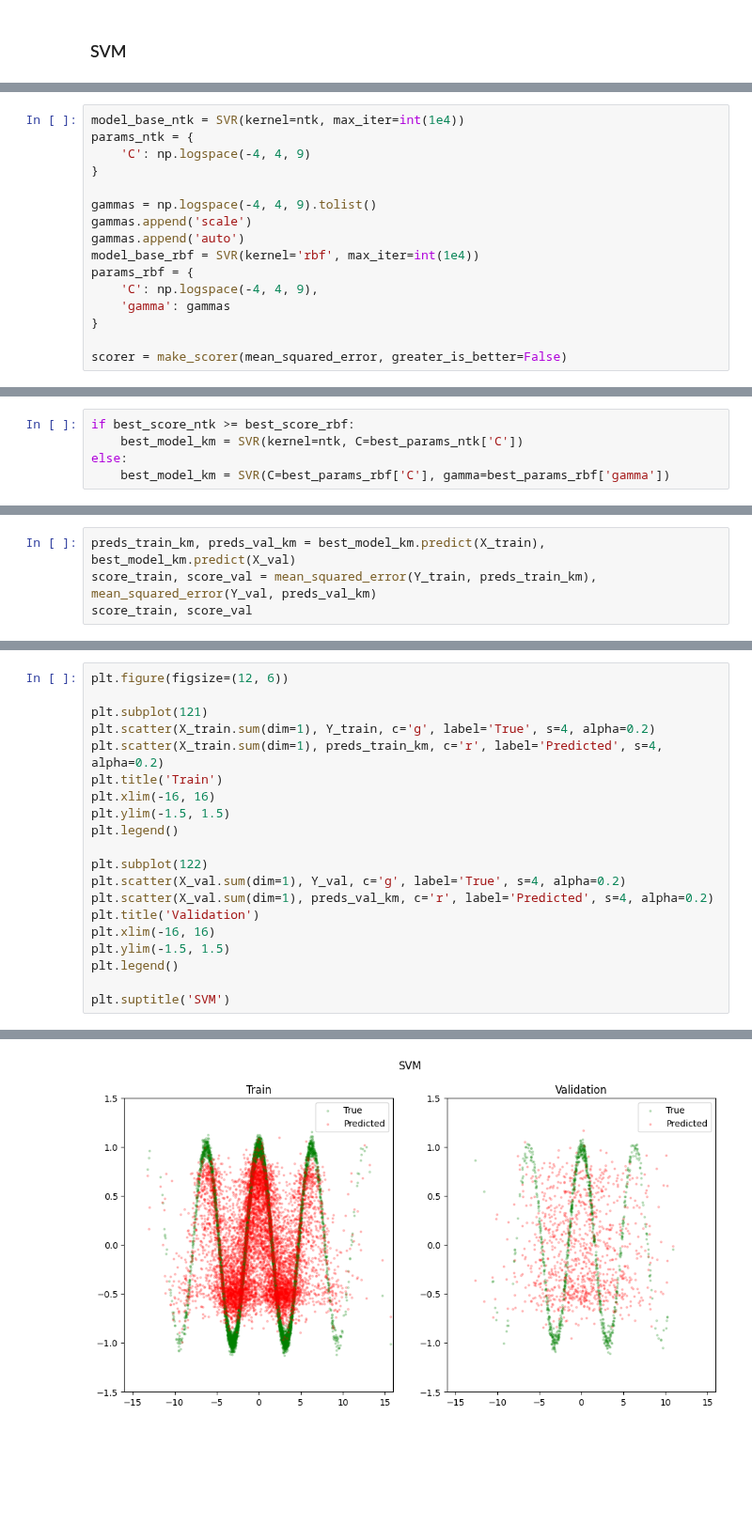
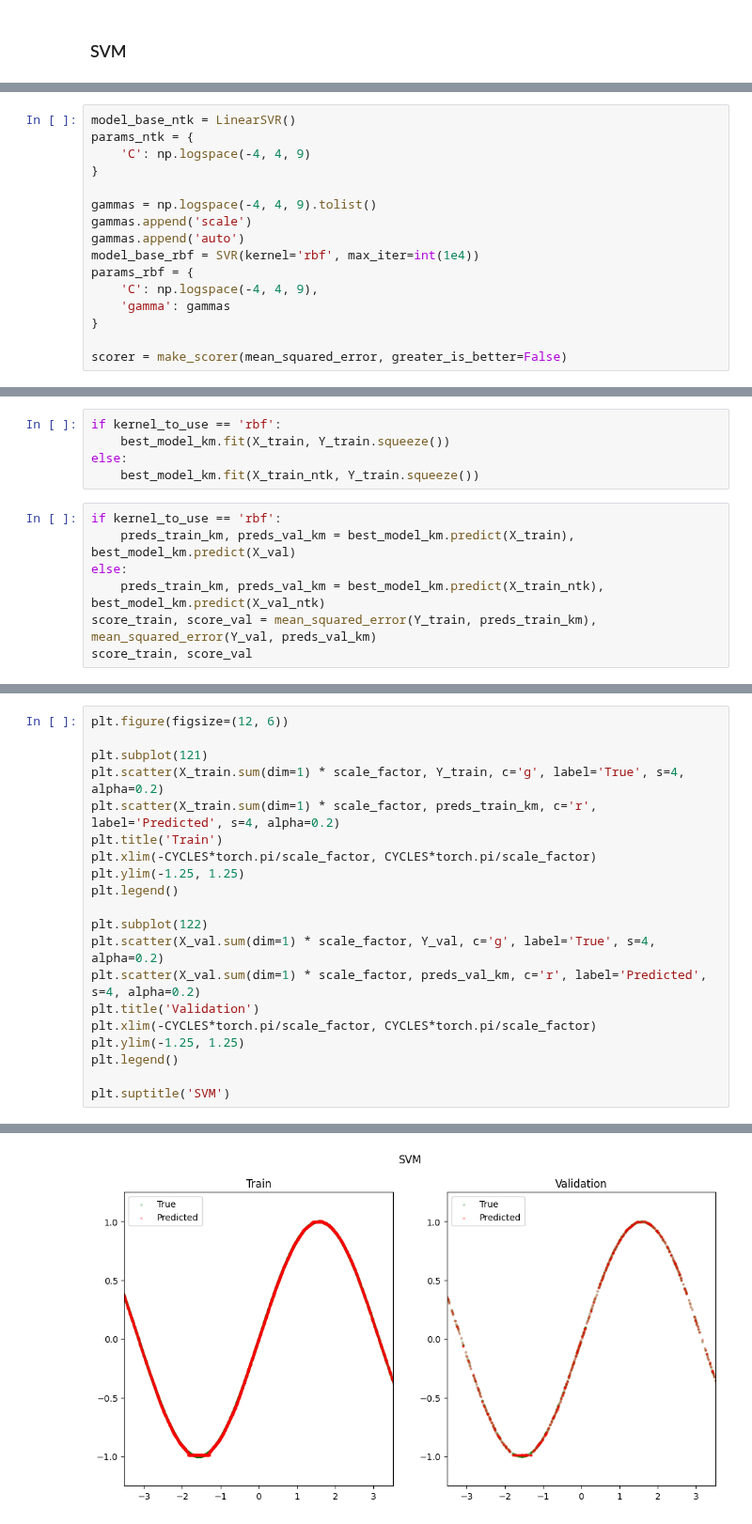
Before and after one commit to Bala-A87/UGRC, a Jupyter notebook: Code/hidden-function.ipynb, the cells around one changed output, grey strips where cells are left out. Shown at 94% size. Drawn from its saved outputs; the diff is of its cells as text; blank space fills up the shorter version.

```diff
--- a/Code/hidden-function.ipynb
+++ b/Code/hidden-function.ipynb
@@ -236,5 +342,5 @@ ntk = NTK(best_model_nn).get_ntk
 # %%
-model_base_ntk = SVR(kernel=ntk, max_iter=int(1e4))
+model_base_ntk = LinearSVR()
 params_ntk = {
     'C': np.logspace(-4, 4, 9)
 }
@@ -403,5 +423,0 @@ Fitting 5 folds for each of 99 candidates, totalling 495 fits
-# %%
-if best_score_ntk >= best_score_rbf:
-    best_model_km = SVR(kernel=ntk, C=best_params_ntk['C'])
-else:
-    best_model_km = SVR(C=best_params_rbf['C'], gamma=best_params_rbf['gamma'])
@@ -413,5 +453,13 @@ SVR(C=0.001,
+# %%
+if kernel_to_use == 'rbf':
+    best_model_km.fit(X_train, Y_train.squeeze())
+else:
+    best_model_km.fit(X_train_ntk, Y_train.squeeze())
 # %%
-preds_train_km, preds_val_km = best_model_km.predict(X_train), best_model_km.predict(X_val)
+if kernel_to_use == 'rbf':
+    preds_train_km, preds_val_km = best_model_km.predict(X_train), best_model_km.predict(X_val)
+else:
+    preds_train_km, preds_val_km = best_model_km.predict(X_train_ntk), best_model_km.predict(X_val_ntk)
 score_train, score_val = mean_squared_error(Y_train, preds_train_km), mean_squared_error(Y_val, preds_val_km)
 score_train, score_val
 # %% [output]
@@ -419,23 +467,23 @@ score_train, score_val
 # %%
 plt.figure(figsize=(12, 6))
 
 plt.subplot(121)
-plt.scatter(X_train.sum(dim=1), Y_train, c='g', label='True', s=4, alpha=0.2)
-plt.scatter(X_train.sum(dim=1), preds_train_km, c='r', label='Predicted', s=4, alpha=0.2)
+plt.scatter(X_train.sum(dim=1) * scale_factor, Y_train, c='g', label='True', s=4, alpha=0.2)
+plt.scatter(X_train.sum(dim=1) * scale_factor, preds_train_km, c='r', label='Predicted', s=4, alpha=0.2)
 plt.title('Train')
-plt.xlim(-16, 16)
-plt.ylim(-1.5, 1.5)
+plt.xlim(-CYCLES*torch.pi/scale_factor, CYCLES*torch.pi/scale_factor)
+plt.ylim(-1.25, 1.25)
 plt.legend()
 
 plt.subplot(122)
-plt.scatter(X_val.sum(dim=1), Y_val, c='g', label='True', s=4, alpha=0.2)
-plt.scatter(X_val.sum(dim=1), preds_val_km, c='r', label='Predicted', s=4, alpha=0.2)
+plt.scatter(X_val.sum(dim=1) * scale_factor, Y_val, c='g', label='True', s=4, alpha=0.2)
+plt.scatter(X_val.sum(dim=1) * scale_factor, preds_val_km, c='r', label='Predicted', s=4, alpha=0.2)
 plt.title('Validation')
-plt.xlim(-16, 16)
-plt.ylim(-1.5, 1.5)
+plt.xlim(-CYCLES*torch.pi/scale_factor, CYCLES*torch.pi/scale_factor)
+plt.ylim(-1.25, 1.25)
 plt.legend()
 
 plt.suptitle('SVM')
 # %% [output]
 Text(0.5, 0.98, 'SVM')
-[figure, old version]
+[figure, new version]
```
Also changed, not shown: parts of 36 cells of this notebook, 4 other files.
